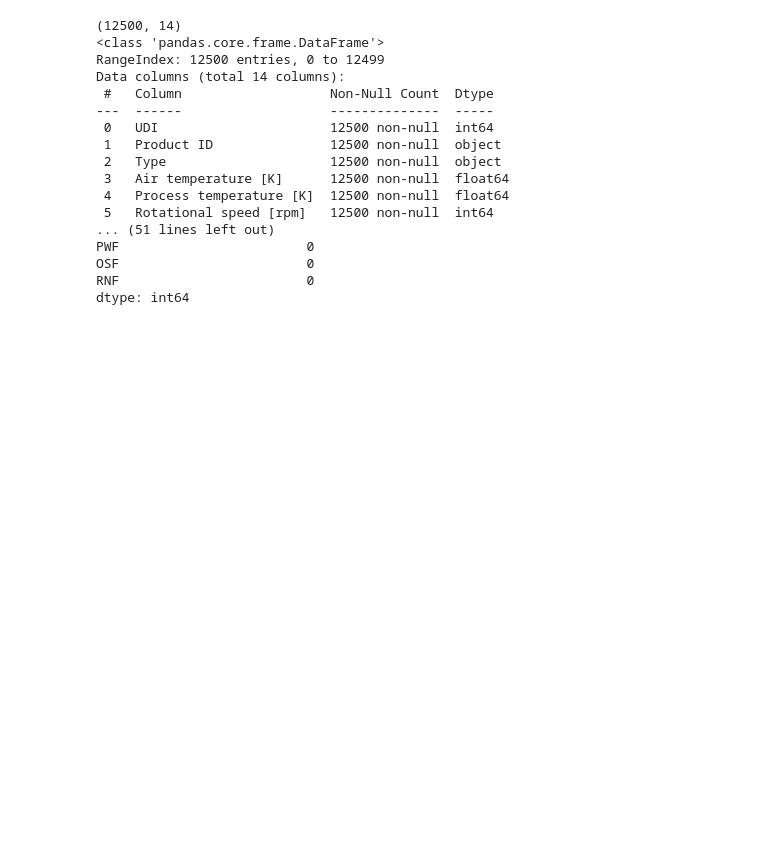
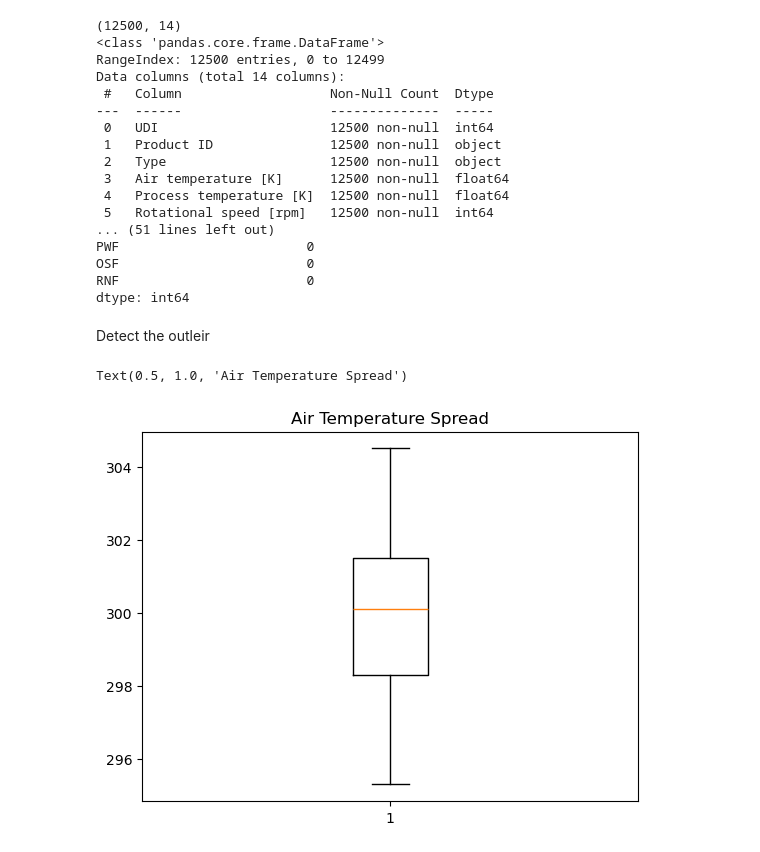
Before and after one commit to aljabali89m/ai4i-predictive-maintenance, a Jupyter notebook: synthetic_data_code.ipynb, the cells around one changed output. Cells and saved outputs as stored; diff of their text form; code cells hidden in the pictures; blank space fills up the shorter version.

```diff
--- a/synthetic_data_code.ipynb
+++ b/synthetic_data_code.ipynb
@@ -199,3 +199,5 @@ PWF                        0
 OSF                        0
 RNF                        0
 dtype: int64
+# %% [markdown]
+Detect the outleir
@@ -201,0 +206,6 @@ dtype: int64
+# %%
+plt.boxplot(df["Air temperature [K]"])
+plt.title("Air Temperature Spread")
+# %% [output]
+Text(0.5, 1.0, 'Air Temperature Spread')
+[figure, added]
```
Also changed, not shown: parts of 10 cells of this notebook.
